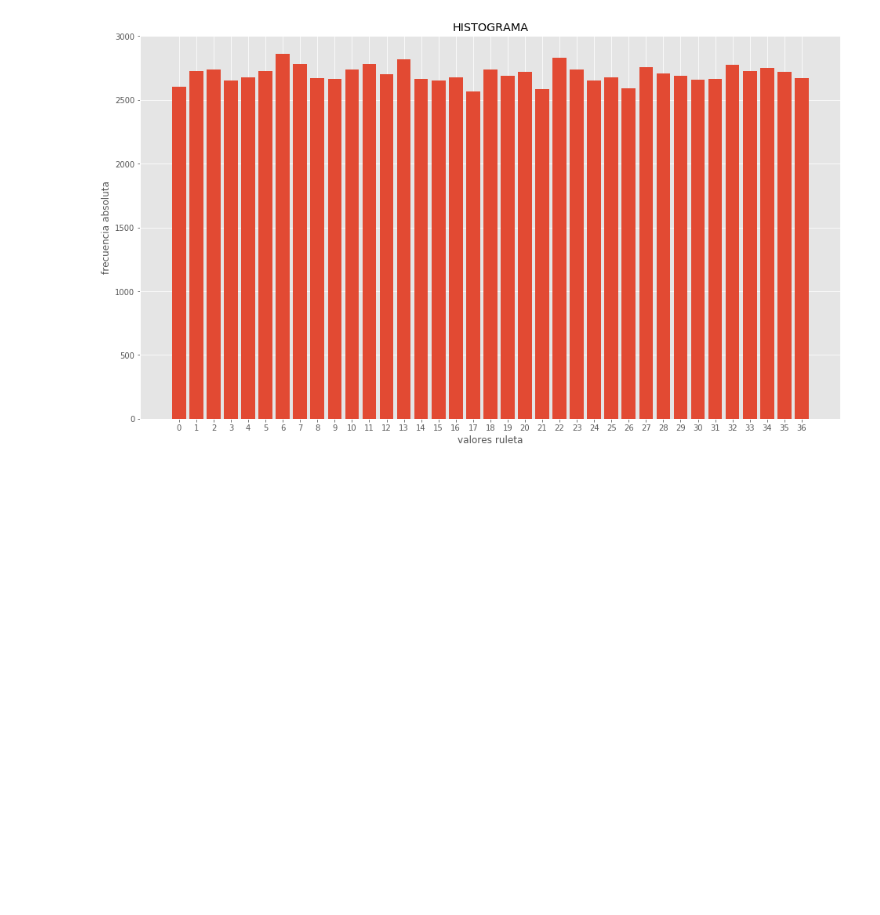
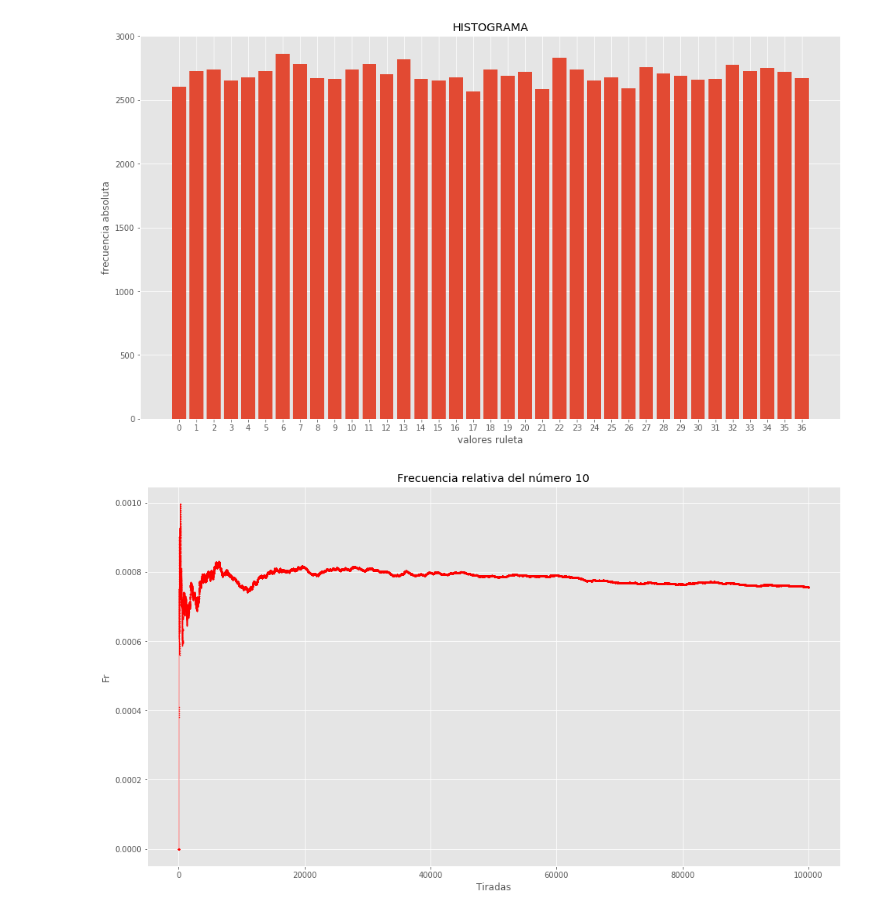
Before and after one commit to robagliom/ruleta, a Jupyter notebook: ruleta.ipynb, the cells around one changed output. Drawn from its saved outputs; the diff is of its cells as text; code cells hidden in the pictures; blank space fills up the shorter version.

Commit message:
agrego grafico de frecuencia relativa

```diff
--- a/ruleta.ipynb
+++ b/ruleta.ipynb
@@ -66,3 +66,28 @@ plt.xticks(lista_posible, lista_posible, rotation = 0) #ponemos valores posibles
   <matplotlib.axis.XTick at 0x...>],
  <a list of 37 Text xticklabel objects>)
 [figure]
+# %%
+#Frecuencia relativa en n (cant) tiradas para un valor particular
+#Tomamos al azar un valor
+valor = random.randrange(37)
+#Calculamos la frecuencia relativa en cant tiradas
+lista_f_relativa = []
+num_apariciones = 0
+for i in range(1,cant):
+    numero_sale = random.randrange(37)
+    #tirada,frecuencia relativa
+    if valor == numero_sale:
+        num_apariciones +=1
+    f_r = (num_apariciones/37)/i
+    lista_f_relativa.append([i,f_r])
+
+x, y = zip(*[i for i in lista_f_relativa])
+#print(x,y)
+plt.title('Frecuencia relativa del número '+ str(valor))  # Colocamos el título
+plt.plot(x, y, 'ro-', markersize=0.5, lw=0.5)
+plt.grid(True)
+plt.xlabel('Tiradas')
+plt.ylabel('Fr')
+plt.show()
+# %% [output]
+[figure, added]
```
